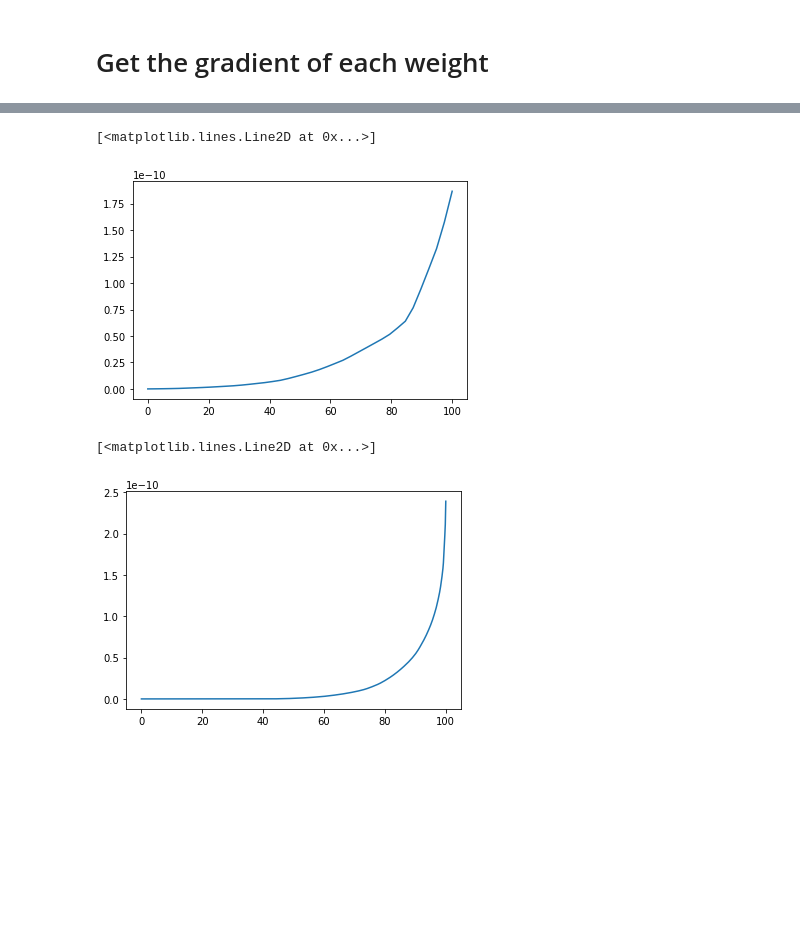
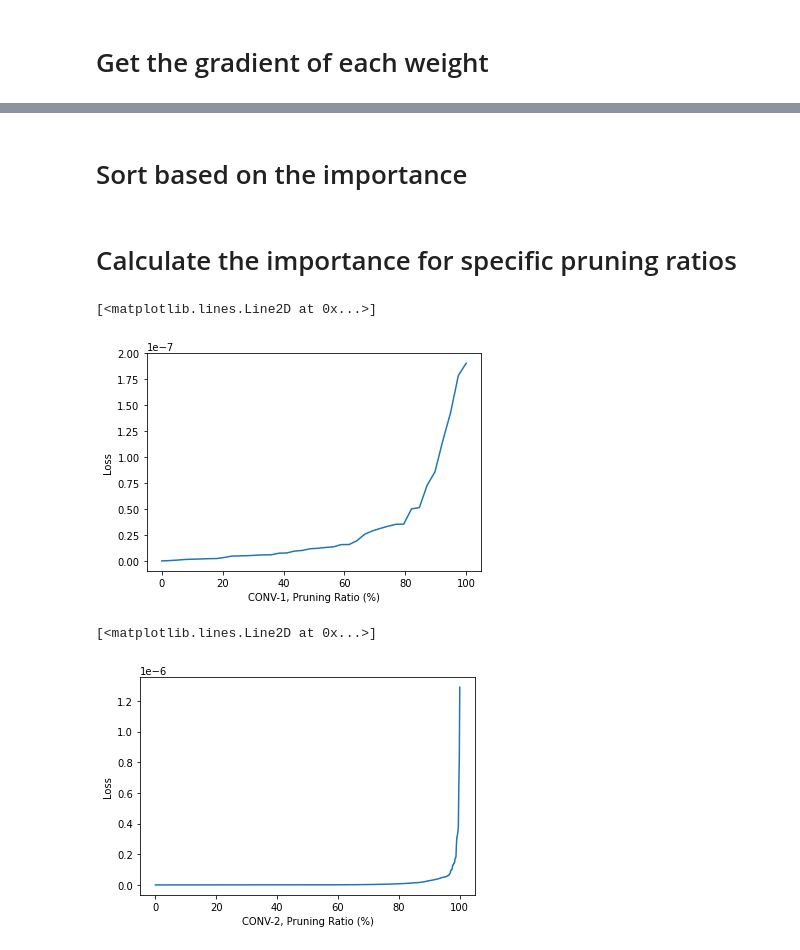
Before and after one commit to EMCLab-Sinica/iPrune, a Jupyter notebook: pruning/Intermittent_Aware/Sensitivity Analysis.ipynb, the cells around one changed output, grey strips where cells are left out. Drawn from its saved outputs; the diff is of its cells as text; code cells hidden in the pictures; blank space fills up the shorter version.

```diff
--- a/pruning/Intermittent_Aware/Sensitivity Analysis.ipynb
+++ b/pruning/Intermittent_Aware/Sensitivity Analysis.ipynb
@@ -141,42 +145,3 @@ def grouping(I, group = [1, 1, 1, 5]): # group size: one row
     return I_groups
 I_groups = grouping(I, group_size)
 # print('I_groups: {}'.format(I_groups))
-# %%
-input_sizes = [[1,1,28,28], [1,8,14,14], [16*4*4, 256], [256, 10]]
-output_sizes = []
-def getJob(model, group_size, input_sizes):
-    idx = 0
-    jobs = []
-    total_job = 0
-    per_group_job = []
-    for m in model.children():
-        if isinstance(m, nn.Conv2d) or isinstance(m, nn.Linear):
-            if len(m.weight.shape) == 4:
-                input_size = input_sizes[idx]
-                kernel_size = m.weight.shape[2:]
-                padding = m.padding
-                stride = m.stride
-                out_h = int((input_size[2] + 2 * padding[0] - kernel_size[0])/stride[0] + 1)
-                out_w = int((input_size[3] + 2 * padding[1] - kernel_size[1])/stride[1] + 1)
-                output_sizes.append([out_h, out_w])
-                per_group_job.append(out_h * out_w)
-                n_weights = np.prod(m.weight.shape)
-                job = int(n_weights * out_h * out_w / np.prod(group_size))
-                jobs.append(job)
-                total_job += job
-                idx += 1
-            elif len(m.weight.shape) == 2:
-                n_weights = np.prod(m.weight.shape)
-                output_sizes.append([1, m.weight.shape[1]])
-                job = int(n_weights / np.prod(group_size))
-                jobs.append(job)
-                per_group_job.append(1)
-                total_job += job
-                idx += 1
-    return jobs, total_job, per_group_job
-
-jobs, total_job, per_group_job = getJob(model, group_size, input_sizes)
-print('jobs: {}'.format(jobs))
-print('total job: {}'.format(total_job))
-print('output size: {}'.format(output_sizes))
-print('Per group jon: {}'.format(per_group_job))
@@ -188,3 +200,5 @@ Per group jon: [784, 196, 1, 1]
+# %% [markdown]
+# Sort based on the importance
 # %%
 metrics_sort = []
 for i in range(len(I_groups)):
@@ -192,13 +206,15 @@ for i in range(len(I_groups)):
     metric_sort = sorted(range(len(layer)), key=lambda idx : layer[idx])
     metrics_sort.append(metric_sort)
 # print('Metrics_sorted: {}'.format(metrics_sort))
+# %% [markdown]
+# Calculate the importance for specific pruning ratios
 # %%
 acc_I = []
 percentages = []
 for i in range(len(metrics_sort)):
     acc = np.array(I_groups[i])[metrics_sort[i]]
-    for j in range(len(acc) - 1):
-        acc[j + 1] += acc[j]
+#     for j in range(len(acc) - 1):
+#         acc[j + 1] += acc[j]
     acc /= per_group_job[i]
 #     sum = acc[-1]
 #     acc /= sum
@@ -207,13 +223,17 @@ for i in range(len(metrics_sort)):
     acc_I.append(acc)
 # print('acc: {}'.format(acc_I))
 # %%
+plt.xlabel('CONV-1, Pruning Ratio (%)')
+plt.ylabel('Loss')
 plt.plot(percentages[0], acc_I[0].data)
 # %% [output]
 [<matplotlib.lines.Line2D at 0x...>]
-[figure, old version]
+[figure, new version]
 # %%
+plt.xlabel('CONV-2, Pruning Ratio (%)')
+plt.ylabel('Loss')
 plt.plot(percentages[1], acc_I[1].data)
 # %% [output]
 [<matplotlib.lines.Line2D at 0x...>]
-[figure, old version]
+[figure, new version]
 # %%
```
Also changed, not shown: parts of 10 cells of this notebook, 9 other files.
